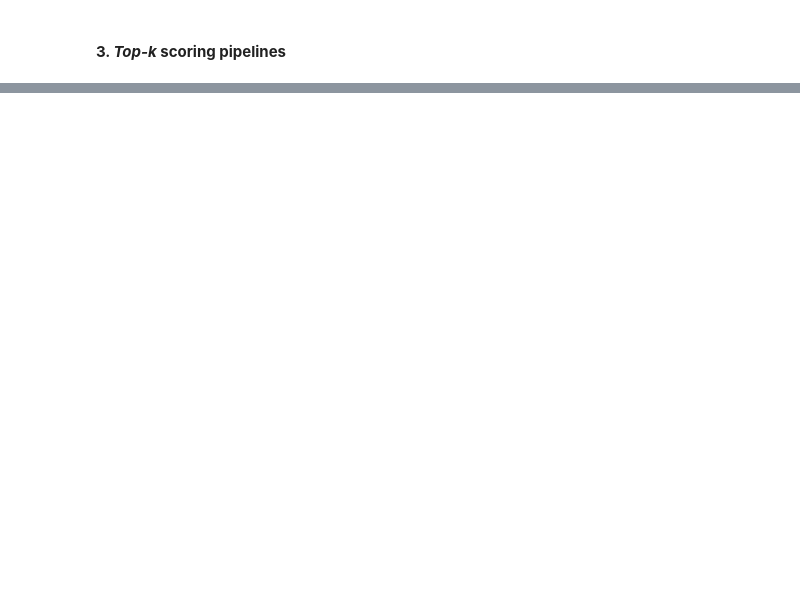
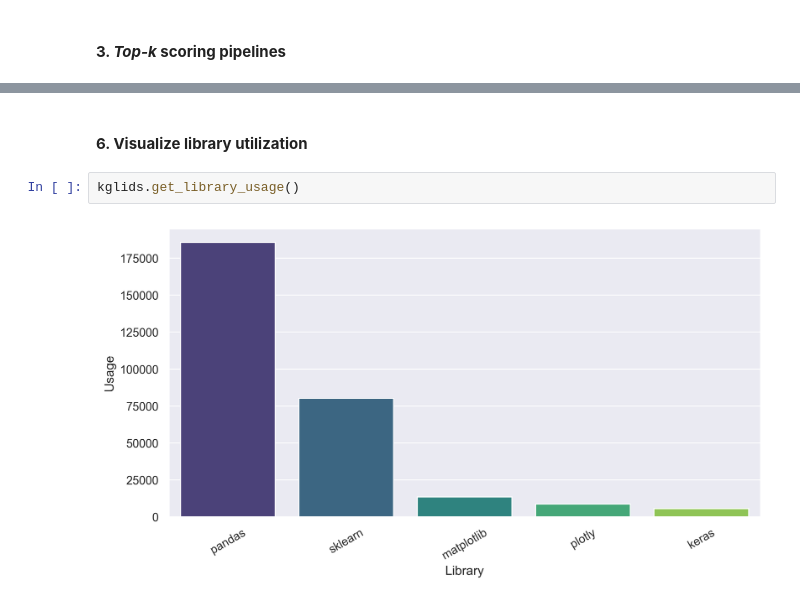
Before and after one commit to CoDS-GCS/kglids, a Jupyter notebook: KGLiDS_pipeline_APIs.ipynb, the cells around one changed output, grey strips where cells are left out. Drawn from its saved outputs; the diff is of its cells as text; blank space fills up the shorter version.

```diff
--- a/KGLiDS_pipeline_APIs.ipynb
+++ b/KGLiDS_pipeline_APIs.ipynb
@@ -80,0 +95,6 @@ kglids.get_top_k_scoring_pipelines_for_dataset(dataset='andrewmvd.udemy-courses'
+# %% [markdown]
+#### <b>6. Visualize library utilization</b>
+# %%
+kglids.get_library_usage()
+# %% [output]
+[figure, added]
```
Also changed, not shown: parts of 5 cells of this notebook, 2 other files.
